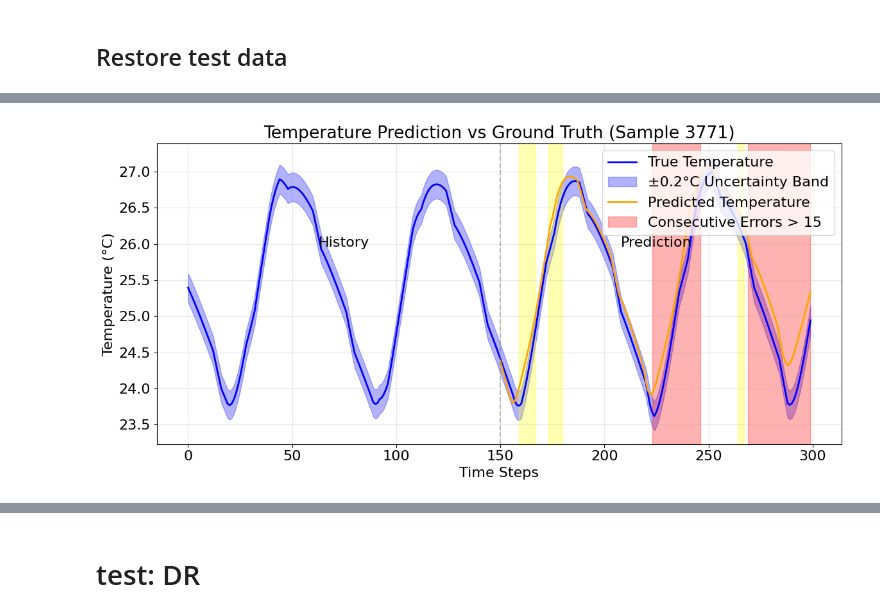
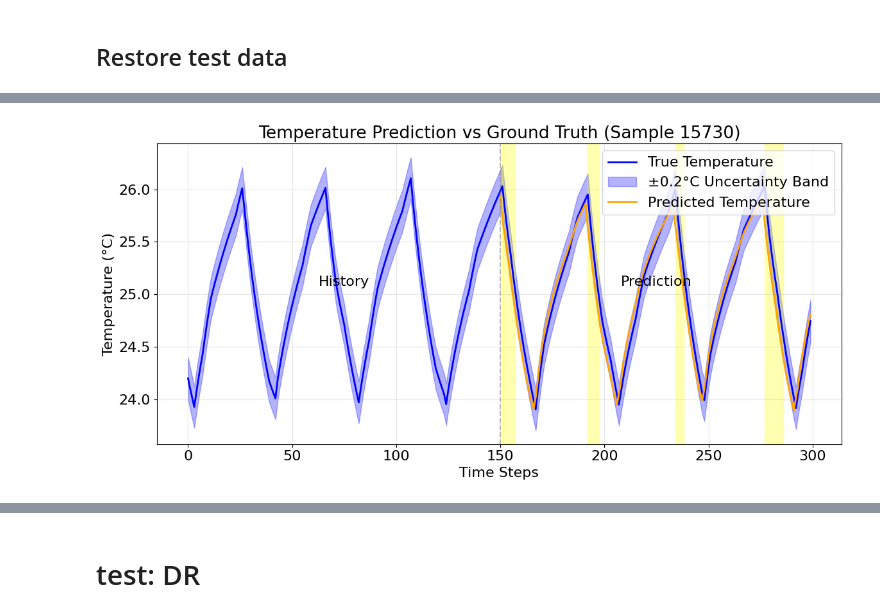
Before and after one commit to Javier-ppp/BML-Deep-Klaman-filter-prediction, a Jupyter notebook: GRU_+_Bayesian_filteringTF2x.ipynb, the cells around one changed output, grey strips where cells are left out. Drawn from its saved outputs; the diff is of its cells as text; code cells hidden in the pictures.

```diff
--- a/GRU_+_Bayesian_filteringTF2x.ipynb
+++ b/GRU_+_Bayesian_filteringTF2x.ipynb
@@ -782,7 +782,7 @@ session_length = 300
 s_length = number_of_pieces * session_length
 
 std_of_noise =np.round(np.linspace(0.01,0.8,5),decimals=2)
-t_start=np.round(np.linspace(297.65,299.65,5),decimals=2)
+t_start=np.round(np.linspace(297.65,298.65,5),decimals=2)
 v_start= np.round(np.linspace(20,60,4),decimals=2)
 t_h_start= np.round(np.linspace(293.15,310.15,5),decimals=2)
 t_w_start= np.round(np.linspace(293.15,308.15,10),decimals=2)
@@ -2440,11 +2438,11 @@ array([ 5786, 16293, 11681,  6384, 14083, 14250, 17011,  2884, 15780,
 # %%
 imported_data = import_temperatures("./dataset/test results/temperature_results.npz")
 t_init = imported_data["initial_temperatures"]
 t_true = imported_data["true_temperatures"]
 t_pred = imported_data["predicted_temperatures"]
-visualize_predictions(imported_data, element=3771, n=15, uncertainty=0.2)
+visualize_predictions(imported_data, element=15730, n=15, uncertainty=0.2)
 # %% [output]
-[figure, old version]
+[figure, new version]
 # %%
 analysis_results = analyze_predictions(
         imported_data,
```
Also changed, not shown: parts of 19 cells of this notebook, 15 other files.
